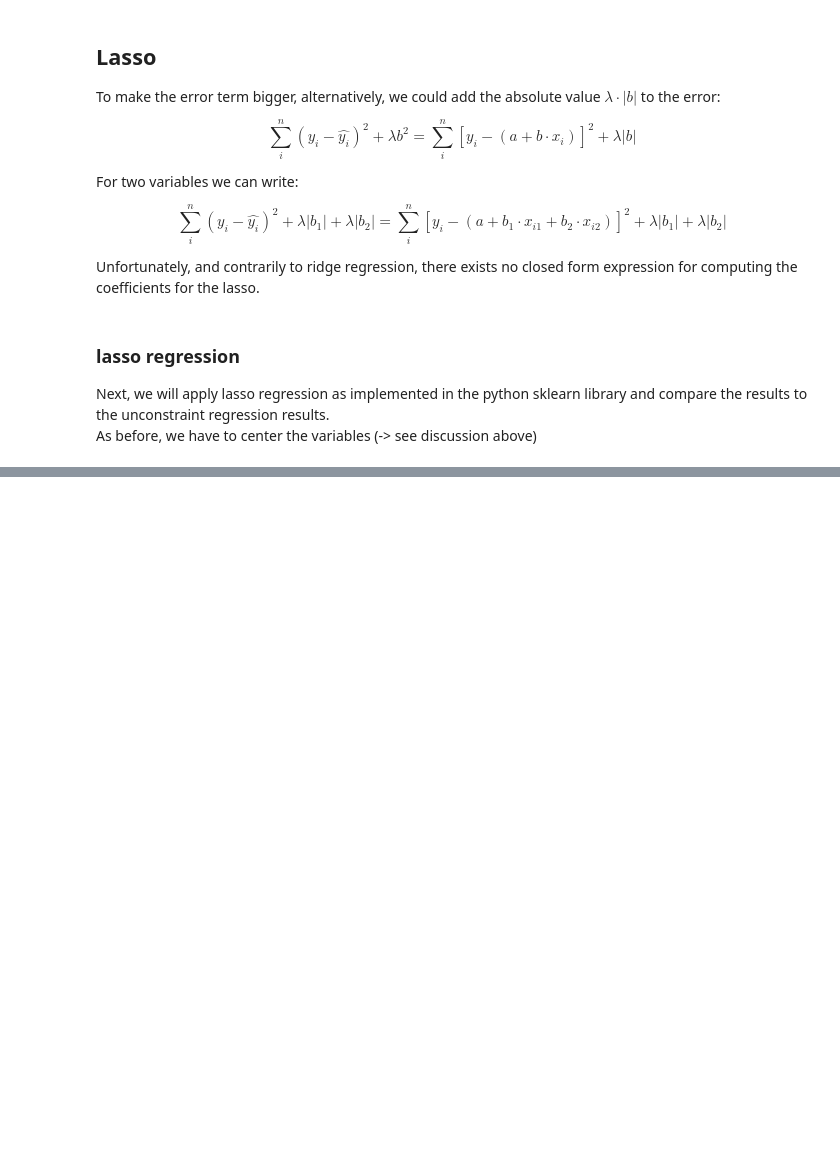
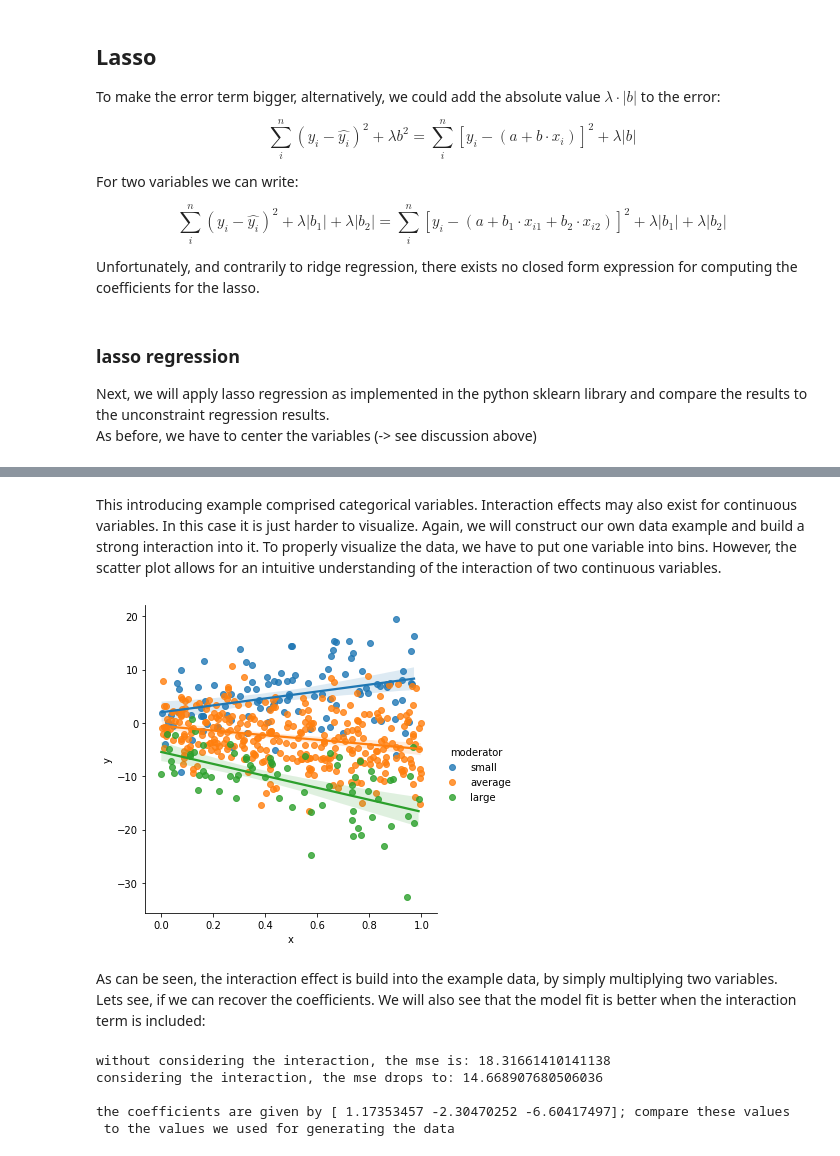
Before and after one commit to nitram-bot/fhnw_lecture, a Jupyter notebook: notebooks/Regression Techniques.ipynb, the cells around one changed output, grey strips where cells are left out. Saved outputs shown, nothing was run; the diff lists cells and outputs as text; code cells hidden in the pictures; blank space fills up the shorter version.

```diff
--- a/notebooks/Regression Techniques.ipynb
+++ b/notebooks/Regression Techniques.ipynb
@@ -524,0 +661,40 @@ To see why lasso shrinks parameters to zero, we will:
+# %% [markdown]
+This introducing example comprised categorical variables. Interaction effects may also exist for continuous variables. In this case it is just harder to visualize. Again, we will construct our own data example and build a strong interaction into it. To properly visualize the data, we have to put one variable into bins. However, the scatter plot allows for an intuitive understanding of the interaction of two continuous variables.
+# %%
+import seaborn as sns
+n = 500
+x = np.random.uniform(size=n)
+m = np.random.normal(loc = 0.5, scale = 1, size = n)
+
+#  lin effects + interaction + random error
+y = 2*x + -2*m + -7*(x*m) + np.random.normal(loc = 0, scale = 4, size = n)
+
+newM = pd.cut(m, bins=3, labels = ['small', 'average', 'large'])
+
+
+toy = pd.DataFrame({'x' : x, 'y' : y, 'moderator' : newM})
+sns.lmplot(x="x", y="y", hue="moderator", data=toy);
+# %% [output]
+[figure, added]
+# %% [markdown]
+As can be seen, the interaction effect is build into the example data, by simply multiplying two variables. Lets see, if we can recover the coefficients. We will also see that the model fit is better when the interaction term is included:
+# %%
+from sklearn.linear_model import LinearRegression
+model = LinearRegression()
+X = np.c_[x, m]
+model.fit(X, y)
+y_hat = model.intercept_  + np.dot(X, model.coef_)
+print(f'without considering the interaction, the mse is: {np.mean((y-y_hat)**2)}')
+
+X = np.c_[x, m, x * m]
+model.fit(X, y)
+y_hat = model.intercept_  + np.dot(X, model.coef_)
+print(f'considering the interaction, the mse drops to: {np.mean((y-y_hat)**2)}')
+print(f'\nthe coefficients are given by {model.coef_}; compare these values\n to the values '\
+     + f'we used for generating the data')
+# %% [output]
+without considering the interaction, the mse is: 18.31661410141138
+considering the interaction, the mse drops to: 14.668907680506036
+
+the coefficients are given by [ 1.17353457 -2.30470252 -6.60417497]; compare these values
+ to the values we used for generating the data
```
Also changed, not shown: parts of 9 cells of this notebook, 11 other files.
